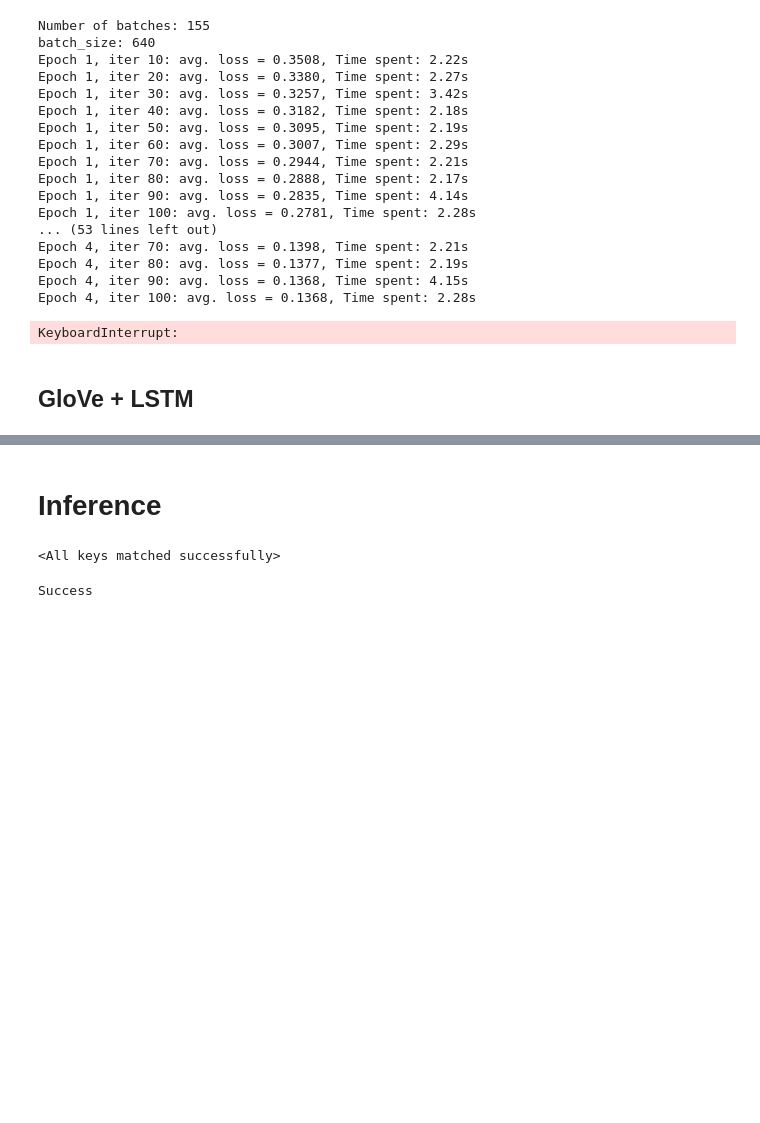
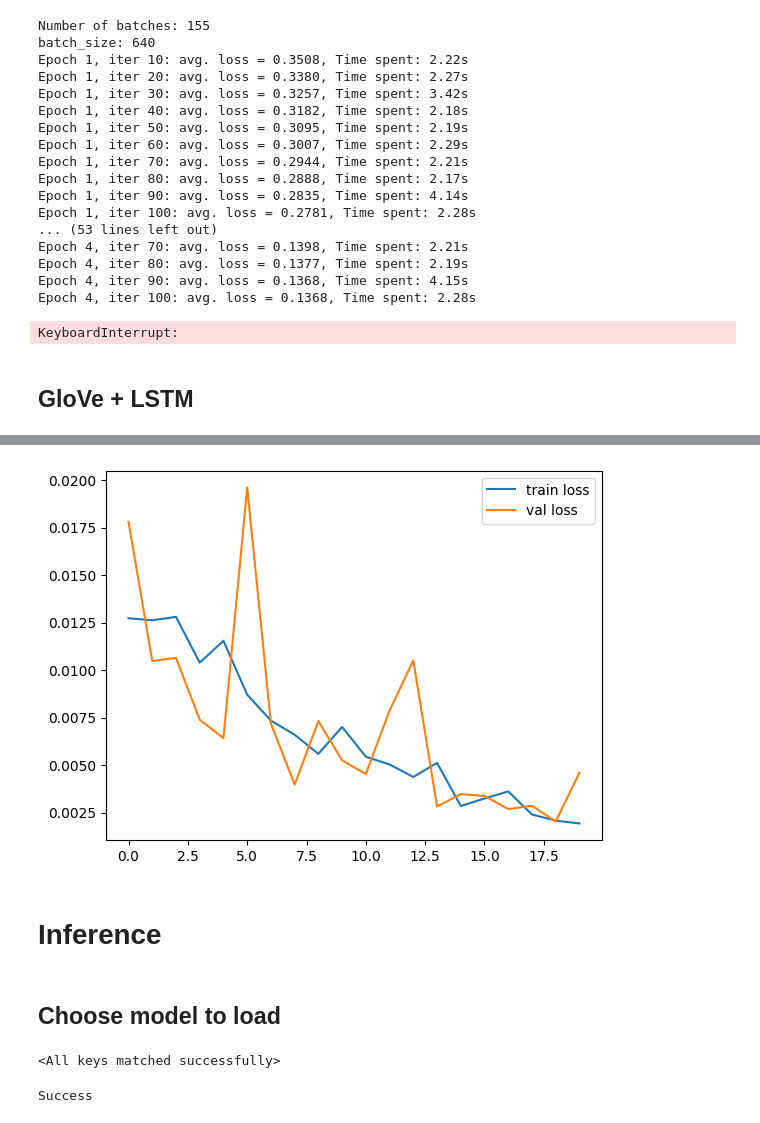
Before and after one commit to nlgkhoi/aalto-snlp-project-spring-2024, a Jupyter notebook: rnn.ipynb, the cells around one changed output, grey strips where cells are left out. Drawn from its saved outputs; the diff is of its cells as text; code cells hidden in the pictures; blank space fills up the shorter version.

```diff
--- a/rnn.ipynb
+++ b/rnn.ipynb
@@ -355,7 +439,7 @@ def val_loss(model, val_loader):
 # vocab = torch.load('vocab.pth')
 # vocab = None
 # trainset = TranslationDataset('train_2024.csv', vocab=vocab)
-trainset = torch.load('trainset.pth')
+trainset = torch.load('dataloaders/trainset.pth')
 trainloader = DataLoader(dataset=trainset, batch_size=640, shuffle=False, collate_fn=collate, pin_memory=True)
 # %% [output]
 len df: 99000
@@ -363,6 +447,6 @@ len df: 99000
 # We create custom DataLoader using the implemented collate function
 # We are going to process 64 sequences at the same time (batch_size=64)
 # valset = TranslationDataset('dev_2024.csv', vocab=trainset.vocab)
-valset = torch.load('valset.pth')
-valloader = DataLoader(dataset=trainset, batch_size=256, shuffle=False, collate_fn=collate, pin_memory=True)
+valset = torch.load('dataloaders/valset.pth')
+valloader = DataLoader(dataset=valset, batch_size=256, shuffle=False, collate_fn=collate, pin_memory=True)
 # %% [output]
@@ -482,3 +603,7 @@ for word, index in src_dictionary.get_stoi().items():
+# %%
+# save and load mapped_glove_embeddings
+# torch.save(mapped_glove_embeddings, 'mapped_glove_embeddings.pth')
+mapped_glove_embeddings = torch.load('mapped_glove_embeddings.pth')
 # %%
 hidden_size = 256
 embed_size = 100
@@ -488,11 +613,18 @@ lstm_glove = LSTM(trainset.vocab_size, embed_size, hidden_size, dropout=0.2, glo
 criterion = nn.BCELoss()
 optimizer = optim.Adam(lstm_glove.parameters(), lr=0.001)
 
-n_epochs = 20
-train_losses = []
-val_losses = []
-best_model = None
-best_val_loss = float('inf')
+n_epochs = 40
+# prompt ask for continue training or not
+cont = input('Continue training? yes or no')
+if cont == 'no':
+	print('Fresh training')
+	train_losses = []
+	val_losses = []
+	best_model = None
+	best_val_loss = float('inf')
+else:
+	print(f'Continue training')
+
 for epoch in range(n_epochs):
 	lstm_glove.train()
 	running_loss = 0.0
@@ -513,12 +645,17 @@ for epoch in range(n_epochs):
 			print(f'Epoch {epoch + 1}, iter {i + 1}: avg. loss = {running_loss/(i + 1):.4f}, Time spent: {time.time()-start_time:.2f}s')
 	train_losses.append(running_loss / len(trainloader))
 	eval_loss = val_loss(lstm_glove, valloader)
+
 	if eval_loss < best_val_loss:
 		best_val_loss = eval_loss
 		best_model = lstm_glove.state_dict()
 		if best_model is not None:
 			print(f'find new best model, save to models/lstm_glove.pth, eval_loss: {eval_loss:.4f}')
-			torch.save(best_model, os.join('models', 'lstm_glove.pth'))
+			torch.save(best_model, os.path.join('models', 'lstm_glove.pth'))
+
+	if early_stop.stop_criterion(val_losses):
+		print(f'Early stopping at epoch {epoch + 1}')
+		break
 
 	val_losses.append(eval_loss)
 	print(f'Epoch {epoch + 1}, val loss = {eval_loss:.4f}, train loss = {train_losses[-1]:.4f}; Time spent: {time.time()-epoch_start_time:.2f}s')
@@ -531,3 +670,14 @@ Epoch 1, iter 20: avg. loss = 0.6555, Time spent: 2.26s
+# %%
+# plot learning curve
+import matplotlib.pyplot as plt
+plt.plot(train_losses, label='train loss')
+plt.plot(val_losses, label='val loss')
+plt.legend()
+plt.show()
+# %% [output]
+[figure, added]
 # %% [markdown]
 # Inference
+# %% [markdown]
+## Choose model to load
 # %%
```
Also changed, not shown: parts of 16 cells of this notebook, 11 other files.
